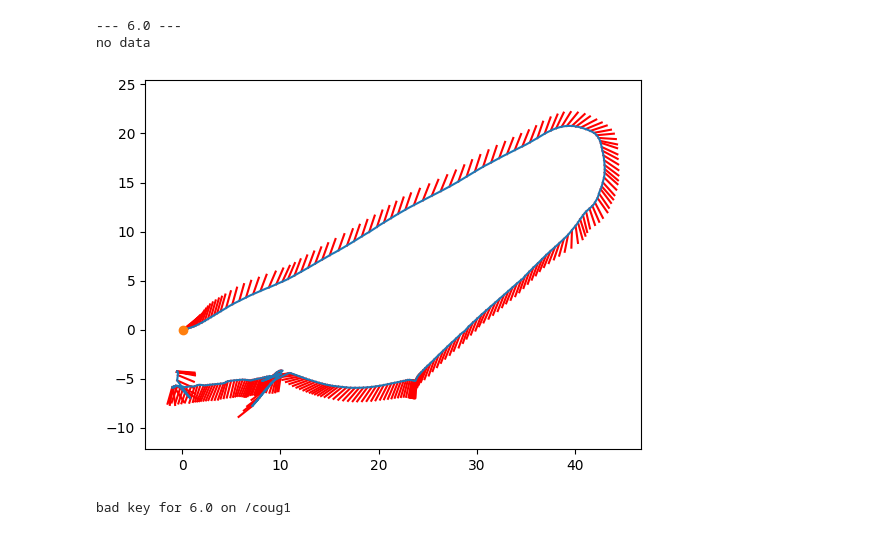
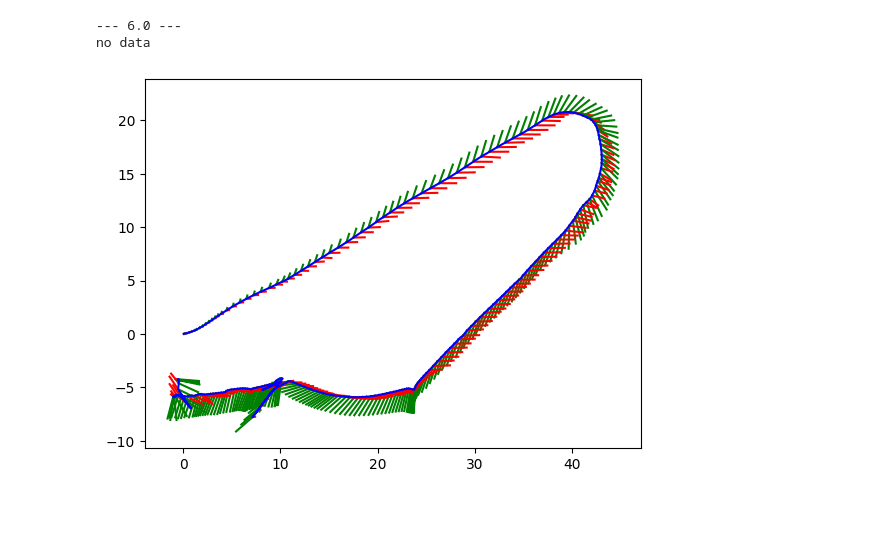
Before and after one commit to BYU-FRoSt-Lab/cougars-base-station, a Jupyter notebook: postprocessing/combined_bags_mission_plots.ipynb, the cells around one changed output. Saved outputs shown, nothing was run; the diff lists cells and outputs as text; code cells hidden in the pictures.

Commit message:
added arbitrary plotting function for plotting poses versus imu or twist data vectors

```diff
--- a/postprocessing/combined_bags_mission_plots.ipynb
+++ b/postprocessing/combined_bags_mission_plots.ipynb
@@ -168,19 +168,18 @@ for mission, dfsByTopic in dfsByMission.items():
 # %% [output]
 --- 6.0 ---
 no data
-# %%
-#positional (dvl dead reckoning) with modem imu lines
-
-for mission, dfsByTopic in dfsByMission.items():
-    for ns in VEHICLE_NAMESPACES:
-        dvl_odom = p_utils.get_topic(dfsByTopic,'/dvl/dead_reckoning',ns)
-        modem_imu = p_utils.get_topic(dfsByTopic,'/modem_imu',ns)
-        if dvl_odom is None or modem_imu is None:
-            print("No dat from dvl or imu")
-        else:
-            fig, ax = plt.subplots()
-            ax=p_utils.plot_pose_w_imu(dvl_odom,modem_imu,.5,ax=ax)
-            plt.show()
-# %% [output]
-[figure, removed]
-bad key for 6.0 on /coug1
+# %%
+#plot dvl velocity (twist message) and modem imu against current dvl position
+for mission, dfsByTopic in dfsByMission.items():
+    for ns in VEHICLE_NAMESPACES:
+        dvl_odom = p_utils.get_topic(dfsByTopic,'/dvl/dead_reckoning',ns)
+        dvl_velocity=p_utils.get_topic(dfsByTopic,'/dvl/velocity',ns)
+        modem_imu = p_utils.get_topic(dfsByTopic,'/modem_imu',ns)
+        if dvl_odom is None or dvl_velocity is None or modem_imu is None:
+            print("No dat from dvl or imu")
+        else:
+            fig, ax = plt.subplots()
+            ax=p_utils.plot_arb([dvl_odom],[False],['b-'],[dvl_velocity,modem_imu],['twist','imu'],.5,['r-','g-'],ax=ax)
+            plt.show()
+# %% [output]
+[figure, added]
```
Also changed, not shown: parts of 1 cell of this notebook, 1 other file.
